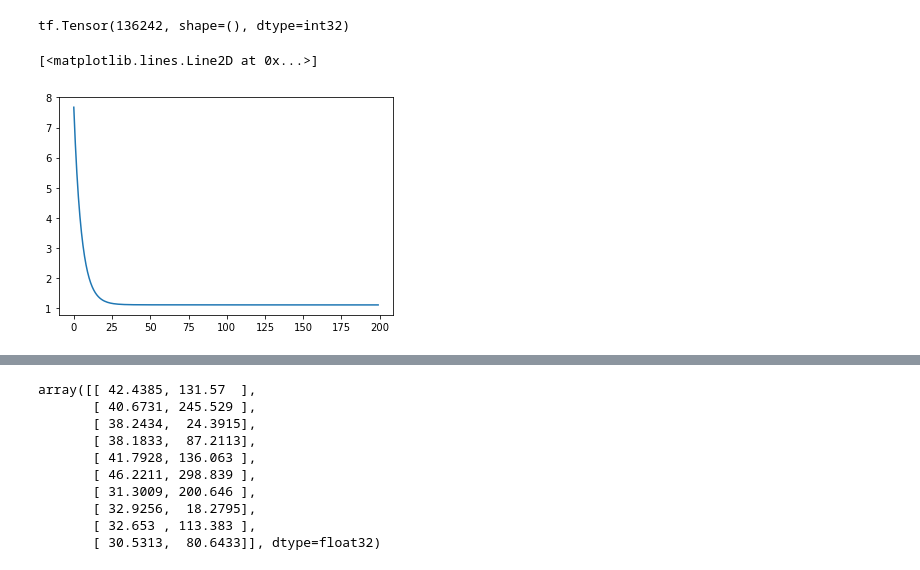
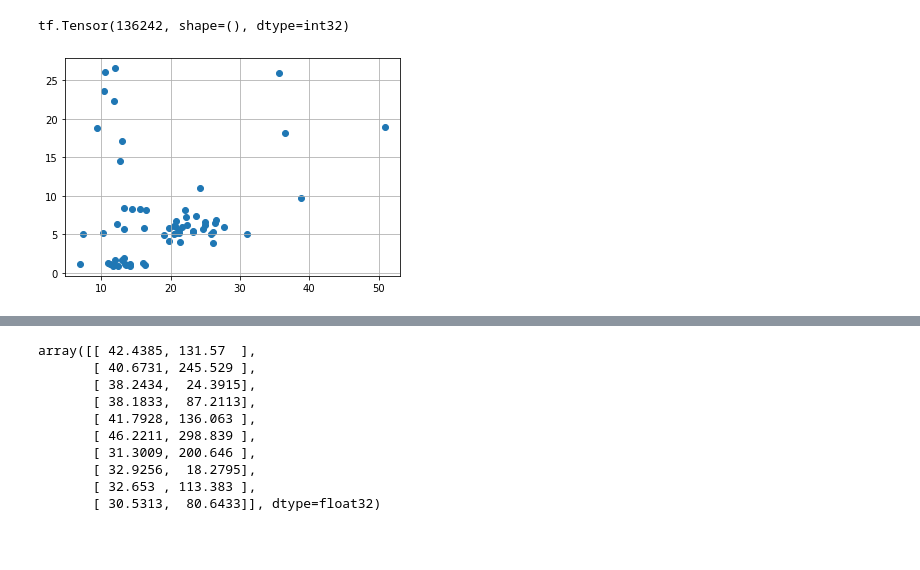
Before and after one commit to fitagdinov/Telescope_Array, a Jupyter notebook: Parameters_all/Notebooks/main_parameters.ipynb, the cells around one changed output, grey strips where cells are left out. Drawn from its saved outputs; the diff is of its cells as text; code cells hidden in the pictures; blank space fills up the shorter version.

Commit message:
add: time reco

```diff
--- a/Parameters_all/Notebooks/main_parameters.ipynb
+++ b/Parameters_all/Notebooks/main_parameters.ipynb
@@ -168,8 +159,8 @@ tf.Tensor(136242, shape=(), dtype=int32)
 pi = tf.constant(math.pi)
 UNIT=1
 dist=tf.constant(1.2,dtype=tf.float32)# min dist between 2 detectors in km
-c=tf.constant(299792.458,dtype=tf.float32)# # mk\s
-NSEC= 1e9/c# in rubsov's code is a time for 1.2 km 1.2/c*1e9
+c=tf.constant(299792.458,dtype=tf.float32)# # km\s
+NSEC= 1e6/c# in rubsov's code is a time for 1.2 km 1.2/c*1e9
 R_L=30e-3
 LINSLEY_r0=0.025
 DET_AREA=1
@@ -178,15 +169,17 @@ s_sigma2=1
 tf_type=tf.float32
 s_min = tf.constant([[0.3]])
 s_max = tf.constant([[1.8]])
+t_err_res=c/1e6
+t0_err=30
 def xy_core(data,tf_type=tf.float32):
     mask=data[:,:,:,3]
     signal=data[:,:,:,0]*mask
-    x=tf.cast(tf.repeat(tf.expand_dims(tf.range(0,6),0),6,axis=0),tf_type)
-    y=tf.cast(tf.repeat(tf.expand_dims(tf.range(0,6),1),6,axis=1),tf_type)
+    x=tf.cast(tf.repeat(tf.expand_dims(tf.range(0,6),0),6,axis=0),tf_type)*dist
+    y=tf.cast(tf.repeat(tf.expand_dims(tf.range(0,6),1),6,axis=1),tf_type)*dist
     sum_signal=tf.cast(tf.reduce_sum(signal,axis=(1,2)),tf_type)
     cm_x=tf.reduce_sum(signal*x,axis=(1,2))/sum_signal
     cm_y=tf.reduce_sum(signal*y,axis=(1,2))/sum_signal
-    return tf.concat([tf.expand_dims(cm_x,1),tf.expand_dims(cm_y,1)],axis=1)*dist
+    return tf.concat([tf.expand_dims(cm_x,1),tf.expand_dims(cm_y,1)],axis=1)
 def expand_dims(vec):
     return tf.expand_dims(tf.expand_dims(vec,-1),-1)
 def create_matrix(x,y,t,mask,weight):
@@ -294,6 +287,9 @@ def s_s_pfs___s_s_pps(data,theta_,phi_,r_core,tf_type=tf.float32):
 
     cond_dist=tf.cast(tf.where(tf.logical_and(r>s_min,r<s_max),mask,0.),tf_type)
     signal=data[:,:,:,0]
+#     print('r',r)
+#     print('theta',theta)
+#     print(s_profile(r,theta,r_plane)*cond_dist)
     s_s_pfs=tf.reduce_sum(signal*cond_dist,axis=(1,2))
     s_s_pps=tf.reduce_sum(s_profile(r,theta,r_plane)*cond_dist,axis=(1,2))
     return tf.cast(s_s_pfs,tf_type), tf.cast(s_s_pps,tf_type)
@@ -332,11 +328,17 @@ def final_courve(data,theta,phi,r_core):
     return courve
 def linsley_t(r,S):
     return 0.67*tf.math.pow((1 + r/LINSLEY_r0), 1.5)*tf.math.pow(S, -0.5)/1e3
+
+def get_t_err(aprime, S_norm, r, eta):
+    s_prof = s_profile(r, eta)
+    lin_s = get_linsley_s( r, S_norm*s_prof )
+    t_s = aprime*tf.math.sqrt(S_norm)*lin_s
+    return (t0_err*t0_err + t_s*t_s) * t_err_resc # ns^2 -> mks^2 -> km^2
 def desaturate(S):
     #(S>200)?(exp(log(200)*(-0.7/0.3)+log(S)*1/0.3)):S;
     res=tf.where(S>200,tf.math.exp(math.log(200)*(-0.7/0.3)+tf.math.log(S)*1/0.3),S)
     return res
-def chi_2_optimisation(data,alpha=0.001,iterats=200,tf_type=tf.float32):
+def chi_2_optimisation(data,alpha=0.001,iterats=2000,tf_type=tf.float32):
 
     real_time=tf.cast(data[:,:,:,2],tf_type)+tf.cast(data[:,:,:,1],tf_type)
     r_core=xy_core(data)
@@ -386,6 +388,7 @@ def chi_2_optimisation(data,alpha=0.001,iterats=200,tf_type=tf.float32):
             r=tf.math.sqrt(tf.math.pow(x,2)+tf.math.pow(y,2)-tf.math.pow(r_plane,2))
             LDF=s_profile(r,theta_,r_plane)
             td=tf.expand_dims(aprime,-1)*linsley_t(r,LDF)/NSEC
+#             print(tf.reduce_max(td))
 #             print(linsley_t(r,LDF))
 
             # ПРОВЕРИТЬ ПО СТАТЬЕ
@@ -393,6 +396,7 @@ def chi_2_optimisation(data,alpha=0.001,iterats=200,tf_type=tf.float32):
 
             # ПЛОСКИЙ ФРОНТ КАК ВЫВЕЛИ
             t_pl=place_reconstraction(sol,mask,x,y)
+            t_sigma2=(t0_err*t0_err + td*td) * t_err_res
 #             chi_T=tf.reduce_sum(tf.math.pow((tf.expand_dims(t0,-1)+r_plane+td-real_time),2)/t_sigma2,axis=(1,2))
             chi_T=tf.reduce_sum(tf.math.pow((t_pl+td-real_time)*mask_or,2)/t_sigma2,axis=(1,2))
             grad=gr.gradient(chi_T,params)
@@ -401,7 +405,18 @@ def chi_2_optimisation(data,alpha=0.001,iterats=200,tf_type=tf.float32):
     chi2T_list=np.array(chi2T_list)
     return chi2T_list,params
 chi2T_list,params=chi_2_optimisation(data[:10])
-plt.plot(chi2T_list[:,0])
+# plt.plot(chi2T_list[:,0])
-# %% [output]
-[<matplotlib.lines.Line2D at 0x...>]
-[figure, removed]
+# %%
+# DATA=data.copy()
+data=DATA[:64]
+real_time=tf.cast(data[:,:,:,2],tf_type)+tf.cast(data[:,:,:,1],tf_type)
+r_core=xy_core(data) # перепутанно x и y
+sol=time_roconstruction(data)
+theta,phi=find_angles(sol) # phi на 90 больше Ивана
+t0=t0_fun(r_core,sol)
+courve=final_courve(data,theta,phi,r_core)
+pfs,pps=s_s_pfs___s_s_pps(data,theta,phi,r_core)
+plt.scatter(pfs,pps) # pfs совпадает
+plt.grid(True)
+# %% [output]
+[figure, added]
```
Also changed, not shown: parts of 21 cells of this notebook, 1 other file.
